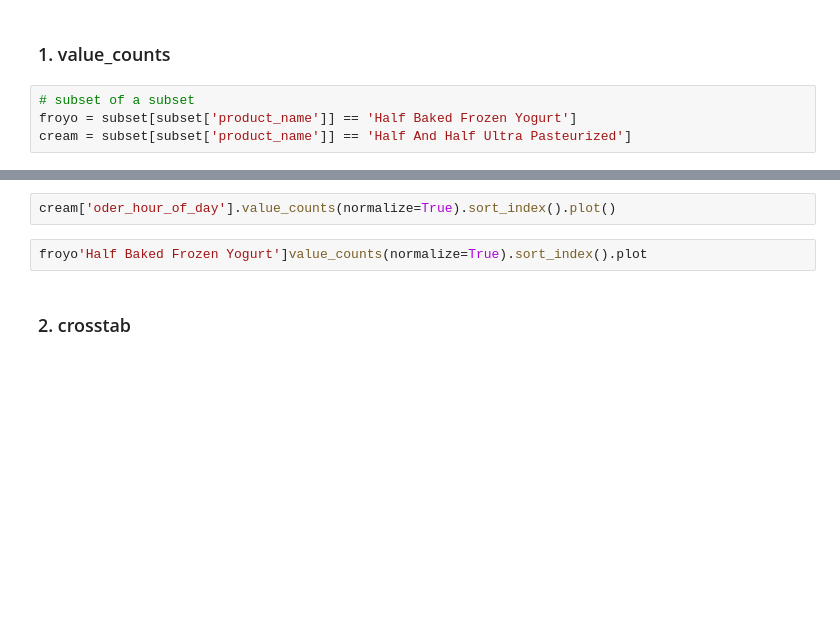
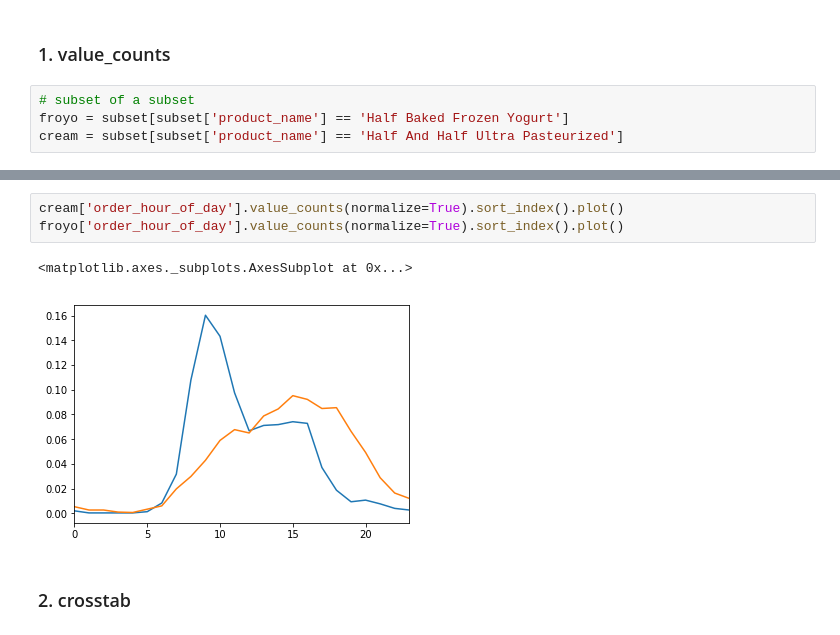
Before and after one commit to bloominstituteoftechnology/DS-Unit-1-Sprint-2-Data-Wrangling-and-Storytelling, a Jupyter notebook: module1-join-and-reshape-data/LS_DS_121_Join_and_Reshape_Data.ipynb, the cells around one changed output, grey strips where cells are left out. Drawn from its saved outputs; the diff is of its cells as text; blank space fills up the shorter version.

```diff
--- a/module1-join-and-reshape-data/LS_DS_121_Join_and_Reshape_Data.ipynb
+++ b/module1-join-and-reshape-data/LS_DS_121_Join_and_Reshape_Data.ipynb
@@ -880,7 +949,7 @@ assert sorted(list(subsert['product_name'].unique())) == sorted(product_names)
 ### 1. value_counts
 # %%
 # subset of a subset
-froyo = subset[subset['product_name']] == 'Half Baked Frozen Yogurt']
-cream = subset[subset['product_name']] == 'Half And Half Ultra Pasteurized']
+froyo = subset[subset['product_name'] == 'Half Baked Frozen Yogurt']
+cream = subset[subset['product_name'] == 'Half And Half Ultra Pasteurized']
 # %%
 cream.head()
@@ -887,7 +963,9 @@ cream.head()
 # %%
-cream['oder_hour_of_day'].value_counts(normalize=True).sort_index().plot()
+cream['order_hour_of_day'].value_counts(normalize=True).sort_index().plot()
+froyo['order_hour_of_day'].value_counts(normalize=True).sort_index().plot()
+# %% [output]
+<matplotlib.axes._subplots.AxesSubplot at 0x...>
+[figure, added]
-# %%
-froyo'Half Baked Frozen Yogurt']value_counts(normalize=True).sort_index().plot
 # %% [markdown]
 ### 2. crosstab
 # %%
```
Also changed, not shown: parts of 30 cells of this notebook.
